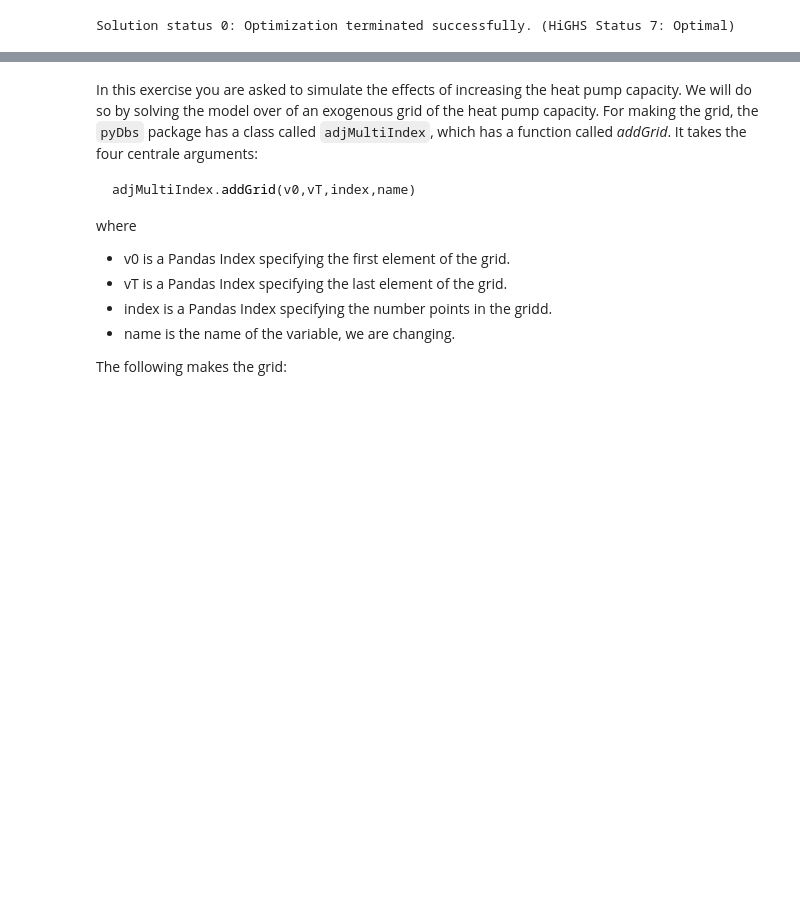
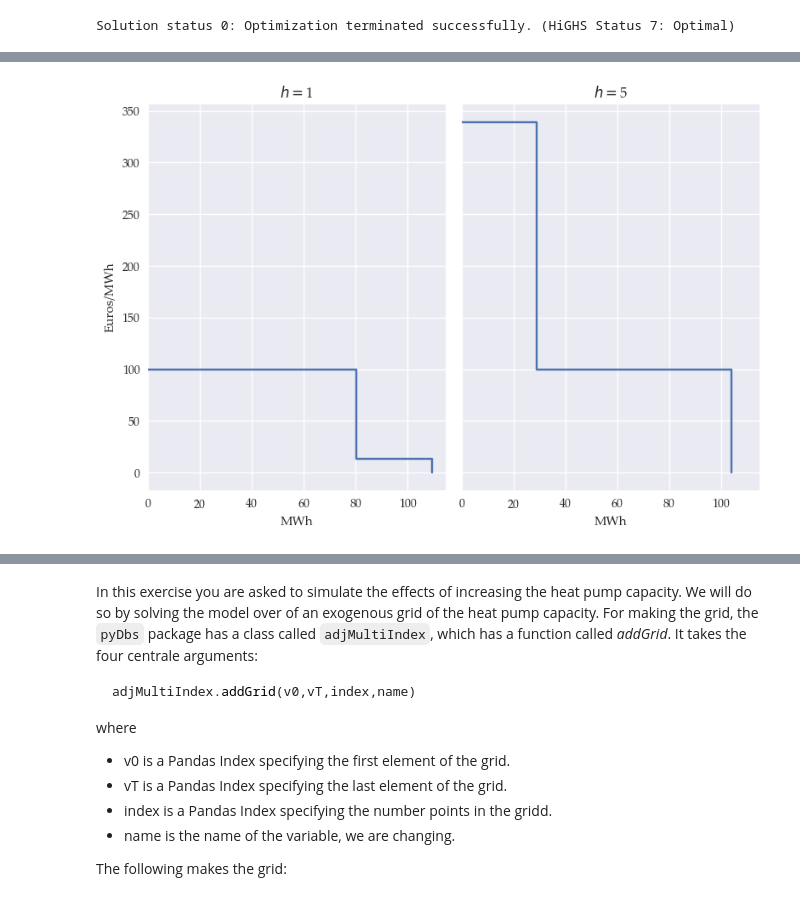
Before and after one commit to ChampionApe/EnergyEconomicsE2023, a Jupyter notebook: Exercises/E41/E41.ipynb, the cells around one changed output, grey strips where cells are left out. Drawn from its saved outputs; the diff is of its cells as text; code cells hidden in the pictures; blank space fills up the shorter version.

```diff
--- a/Exercises/E41/E41.ipynb
+++ b/Exercises/E41/E41.ipynb
@@ -184,0 +232,4 @@ fig.tight_layout()
+# %%
+Image(os.path.join(figs_path,'E2.2_sol.png'))
+# %% [output]
+[figure, added]
```
Also changed, not shown: parts of 68 cells of this notebook, 22 other files.
